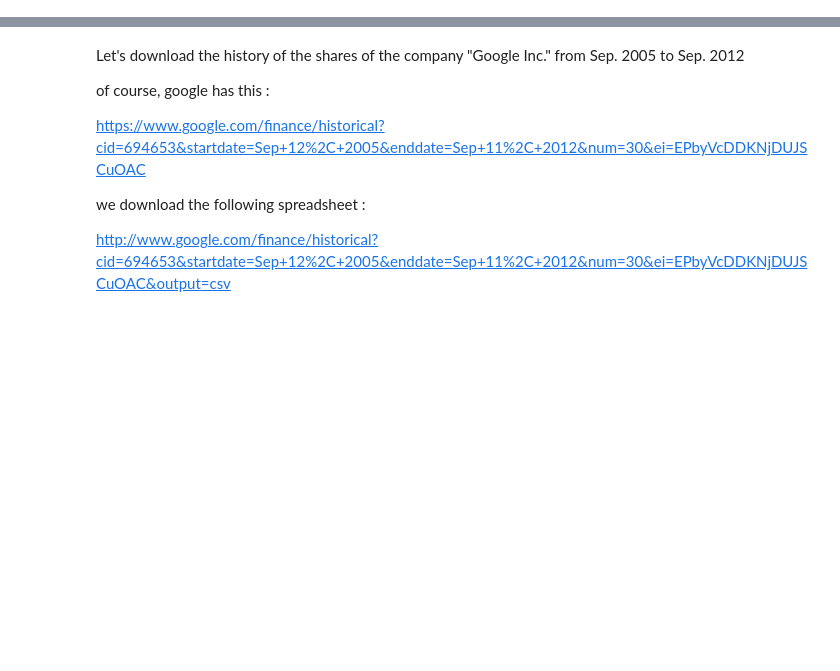
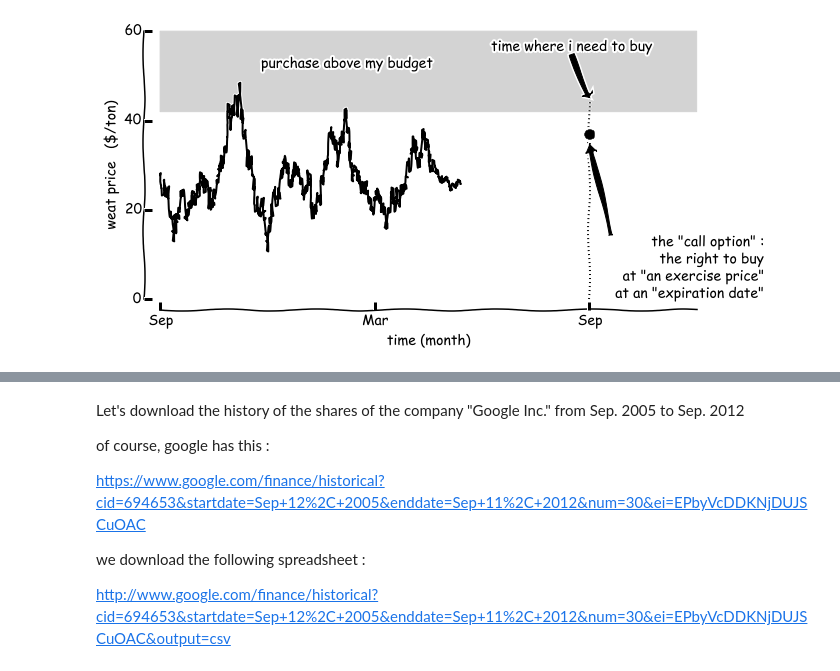
Before and after one commit to yzerlaut/unic_python_course_2014, a Jupyter notebook: notebooks/XX_sympy_tutorial.ipynb, the cells around one changed output, grey strips where cells are left out. Drawn from its saved outputs; the diff is of its cells as text; code cells hidden in the pictures; blank space fills up the shorter version.

```diff
--- a/notebooks/XX_sympy_tutorial.ipynb
+++ b/notebooks/XX_sympy_tutorial.ipynb
@@ -45,0 +90,20 @@ from my_graph import set_plot # download at
+# %%
+np.random.seed(3)
+price = 26.+np.convolve(np.random.randn(1e3), np.exp(-.01*np.arange(100)))
+
+fig, ax = plt.subplots(1, figsize=(10,5))
+
+ax.plot(np.linspace(0,1.4,len(price)), price, 'k-')
+ax.plot([2,2], [0, 45], 'k:')
+ax.plot([2], [37], 'ko', ms=10)
+ax.fill_between(np.linspace(0,2.5,len(price)), 0*price+42, 0*price+60, color='lightgray')
+
+ax.annotate('time where i need to buy', xy=(2, 45),  xycoords='data', xytext=(0.9, .95),\
+   textcoords='axes fraction', arrowprops=dict(facecolor='black'), horizontalalignment='right', verticalalignment='top')
+ax.annotate('purchase above my budget', (.2,.85),  xycoords='axes fraction')
+ax.annotate('the \"call option\" : \n the right to buy \n  at \"an exercise price\" \n at an \"expiration date\" ',\
+            xy=(2., 35),  xycoords='data', xytext=(1.1, .25), textcoords='axes fraction',\
+            arrowprops=dict(facecolor='black'), horizontalalignment='right', verticalalignment='top')
+set_plot(ax, xlabel='time (month)', ylabel='weat price   (\$/ton)', xticks=[0,1,2], xticks_labels=['Sep','Mar','Sep'])
+# %% [output]
+[figure, added]
```
Also changed, not shown: parts of 17 cells of this notebook.
